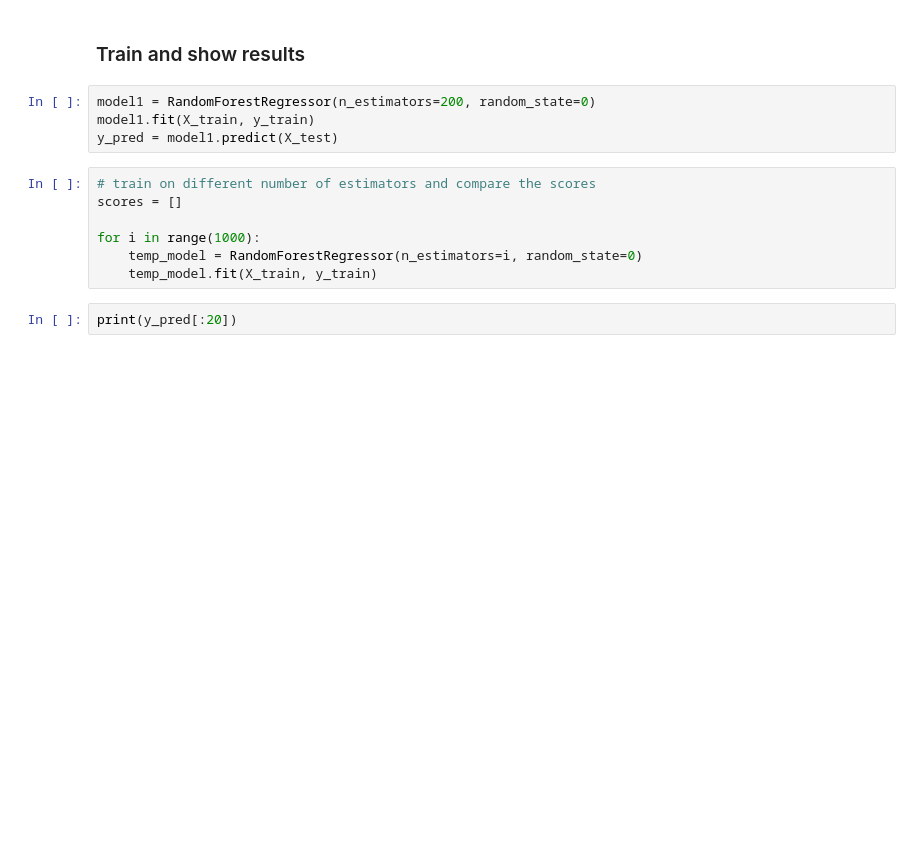
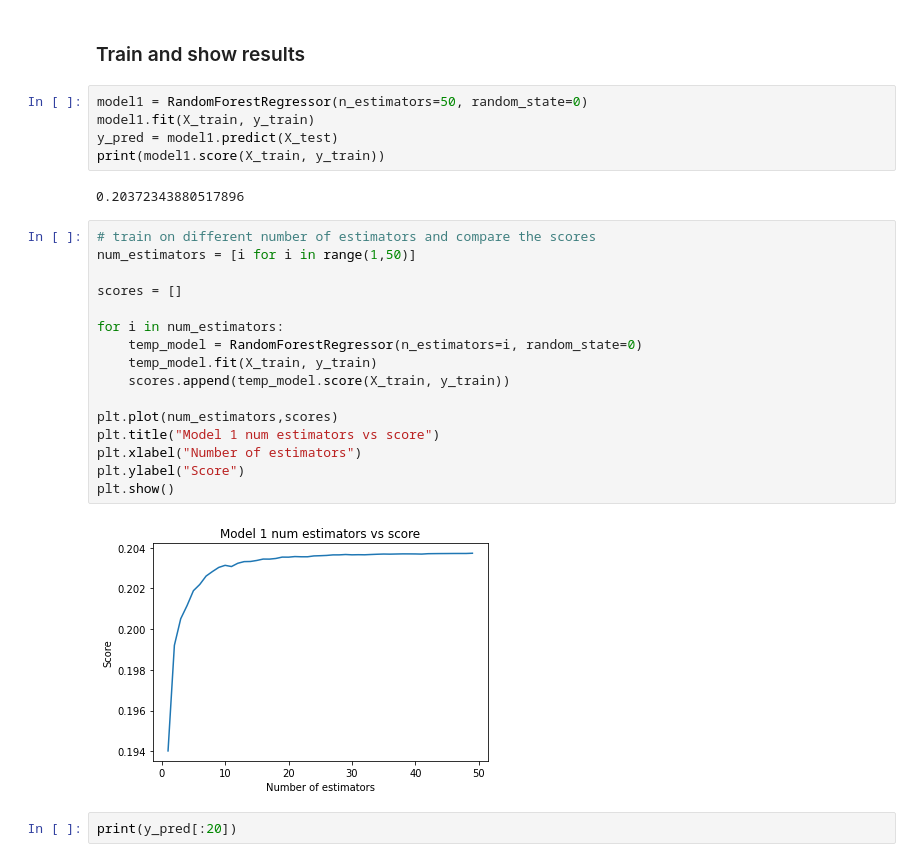
Before and after one commit to BU-Spark/CS506Spring2021Repository, a Jupyter notebook: Drift Diffusion Models of children's interactions in a Repeated Prisoner's Dilemma Game - Team 2/analysis/random_forest.ipynb, the cells around one changed output. Saved outputs shown, nothing was run; the diff lists cells and outputs as text; blank space fills up the shorter version.

Commit message:
added marginal increase graph to random forest notebook

```diff
--- a/Drift Diffusion Models of children's interactions in a Repeated Prisoner's Dilemma Game - Team 2/analysis/random_forest.ipynb
+++ b/Drift Diffusion Models of children's interactions in a Repeated Prisoner's Dilemma Game - Team 2/analysis/random_forest.ipynb
@@ -65,16 +68,30 @@ X_train, X_test, y_train, y_test = train_test_split(X, y, test_size=0.2, random_
 # %% [markdown]
 ### Train and show results
 # %%
-model1 = RandomForestRegressor(n_estimators=200, random_state=0)
+model1 = RandomForestRegressor(n_estimators=50, random_state=0)
 model1.fit(X_train, y_train)
 y_pred = model1.predict(X_test)
+print(model1.score(X_train, y_train))
+# %% [output]
+0.20372343880517896
 # %%
 # train on different number of estimators and compare the scores
+num_estimators = [i for i in range(1,50)]
+
 scores = []
 
-for i in range(1000):
+for i in num_estimators:
     temp_model = RandomForestRegressor(n_estimators=i, random_state=0)
     temp_model.fit(X_train, y_train)
+    scores.append(temp_model.score(X_train, y_train))
+
+plt.plot(num_estimators,scores)
+plt.title("Model 1 num estimators vs score")
+plt.xlabel("Number of estimators")
+plt.ylabel("Score")
+plt.show()
+# %% [output]
+[figure, added]
 # %%
 print(y_pred[:20])
 # %% [output]
```
Also changed, not shown: parts of 7 cells of this notebook.
